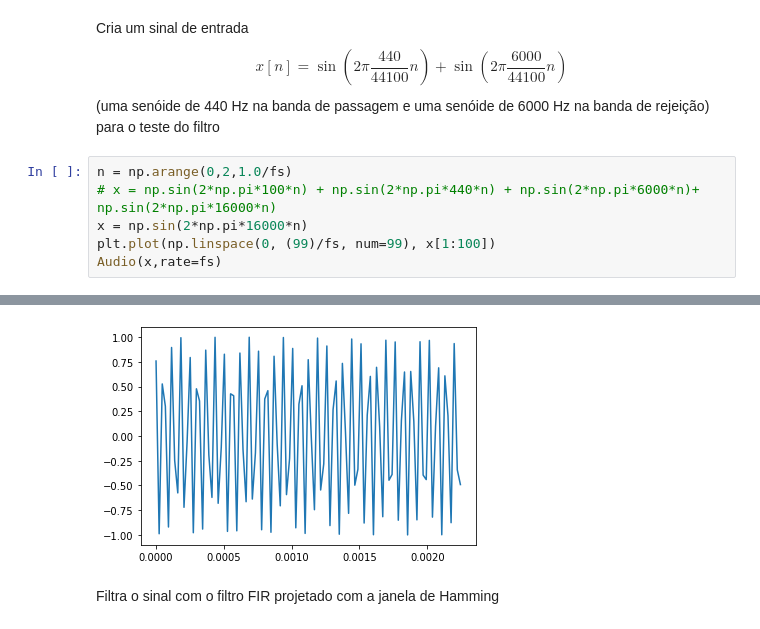
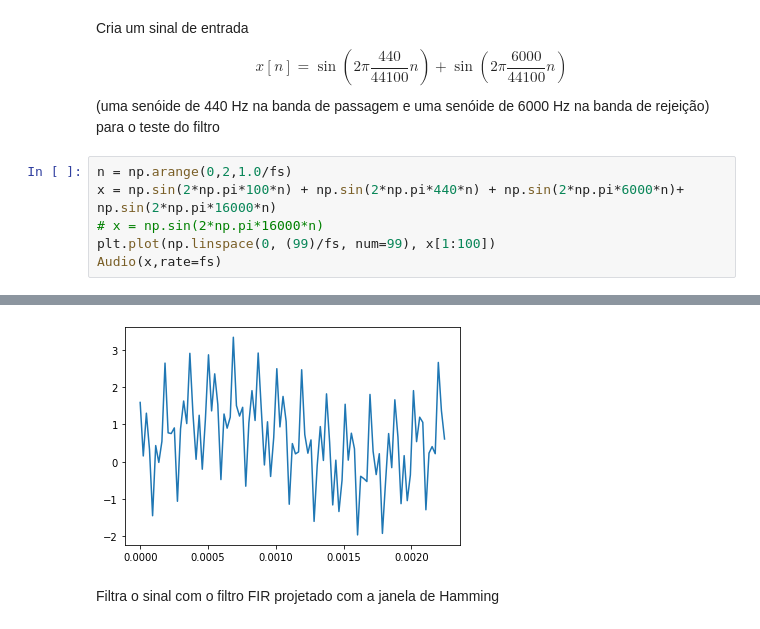
Before and after one commit to pmvdafonseca/filter_fir_high_pass, a Jupyter notebook: Projeto_FIR.ipynb, the cells around one changed output, grey strips where cells are left out. Saved outputs shown, nothing was run; the diff lists cells and outputs as text.

```diff
--- a/Projeto_FIR.ipynb
+++ b/Projeto_FIR.ipynb
@@ -218,13 +218,13 @@ plt.axis([0, (np.pi/(2.0*np.pi/fs))/1000, -80, 6])
 Cria um sinal de entrada $$x[n] = \sin(2\pi \frac{440}{44100} n) + \sin(2\pi \frac{6000}{44100} n)$$ (uma senóide de 440 Hz na banda de passagem e uma senóide de 6000 Hz na banda de rejeição) para o teste do filtro
 # %%
 n = np.arange(0,2,1.0/fs)
-# x = np.sin(2*np.pi*100*n) + np.sin(2*np.pi*440*n) + np.sin(2*np.pi*6000*n)+ np.sin(2*np.pi*16000*n)
-x = np.sin(2*np.pi*16000*n)
+x = np.sin(2*np.pi*100*n) + np.sin(2*np.pi*440*n) + np.sin(2*np.pi*6000*n)+ np.sin(2*np.pi*16000*n)
+# x = np.sin(2*np.pi*16000*n)
 plt.plot(np.linspace(0, (99)/fs, num=99), x[1:100])
 Audio(x,rate=fs)
 # %% [output]
 [interactive output not drawn]
-[figure, old version]
+[figure, new version]
 # %% [markdown]
 Filtra o sinal com o filtro FIR projetado com a janela de Hamming
 # %%
```
Also changed, not shown: parts of 14 cells of this notebook.
